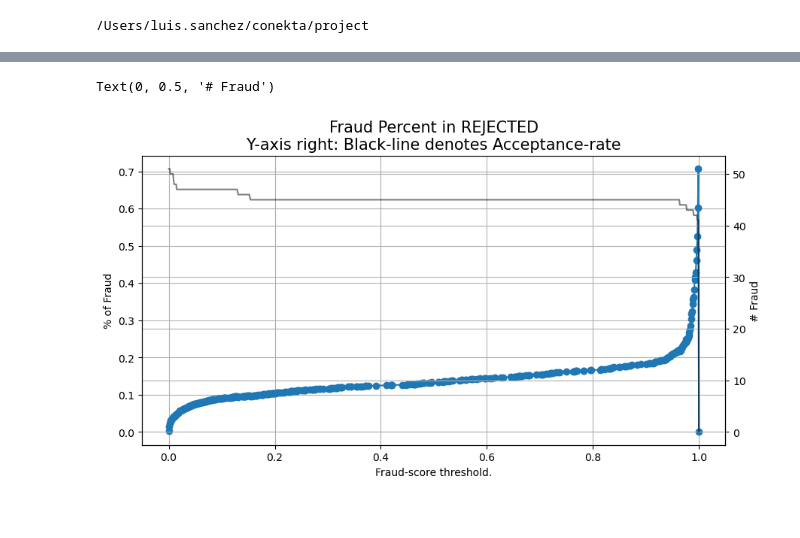
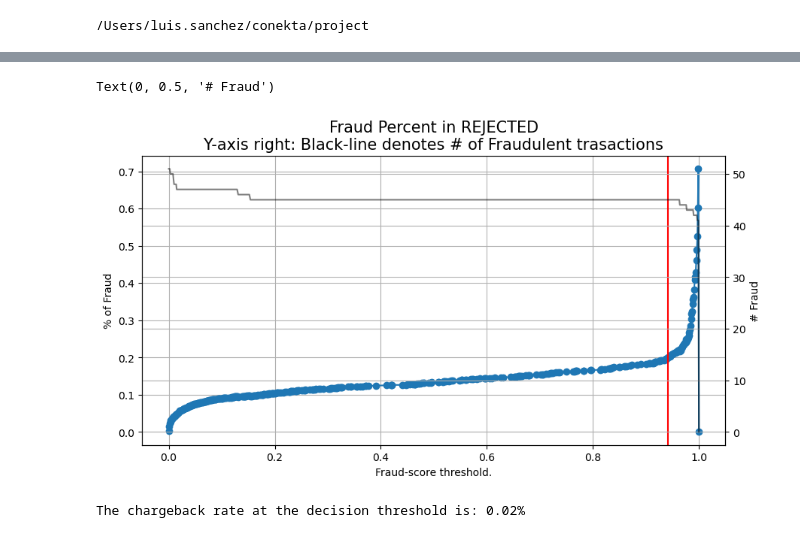
Before and after one commit to RaulSanchezVazquez/fraud_prevention, a Jupyter notebook: notebooks/2_Model_Development_and_Evaluation_B.ipynb, the cells around one changed output, grey strips where cells are left out. Saved outputs shown, nothing was run; the diff lists cells and outputs as text; code cells hidden in the pictures.

Commit message:
Add visualization utils

```diff
--- a/notebooks/2_Model_Development_and_Evaluation_B.ipynb
+++ b/notebooks/2_Model_Development_and_Evaluation_B.ipynb
@@ -41,29 +44,43 @@ y_true, y_score = data['y_true'], data['y_score']
 threshold_table = threshold_table_module.compute(
     y_true=y_true,
     y_score=y_score)
+# %%
+decision_threshold = threshold_table[
+    threshold_table['rejected_fraud_percent'] > .2
+].sort_index().index[0]
 # %%
 fig, ax = plt.subplots(1, 1, figsize=(10, 5))
 
 threshold_table['rejected_fraud_percent'].plot(
     marker='o',
     grid=True,
     ax=ax)
 ax.set_title(
     'Fraud Percent in REJECTED\n'
-    'Y-axis right: Black-line denotes Acceptance-rate',
+    'Y-axis right: Black-line denotes # of Fraudulent trasactions',
     fontsize=15)
 
 ax.set_xlabel('Fraud-score threshold.')
 ax.set_ylabel('% of Fraud')
+
+ax.axvline(decision_threshold, color='red')
 
 ax_ = ax.twinx()
 threshold_table['rejected_nb_fraud'].plot(
     marker='',
     color='black',
     alpha=.5,
     ax=ax_)
 
 ax_.set_ylabel('# Fraud')
 # %% [output]
 Text(0, 0.5, '# Fraud')
-[figure, old version]
+[figure, new version]
+# %%
+charback_rate = threshold_table.loc[
+    decision_threshold
+]['accepted_fraud_percent']
+
+print(f'The chargeback rate at the decision threshold is: {round(charback_rate * 100, 2)}%')
+# %% [output]
+The chargeback rate at the decision threshold is: 0.02%
```
Also changed, not shown: parts of 2 cells of this notebook, 1 other file.
